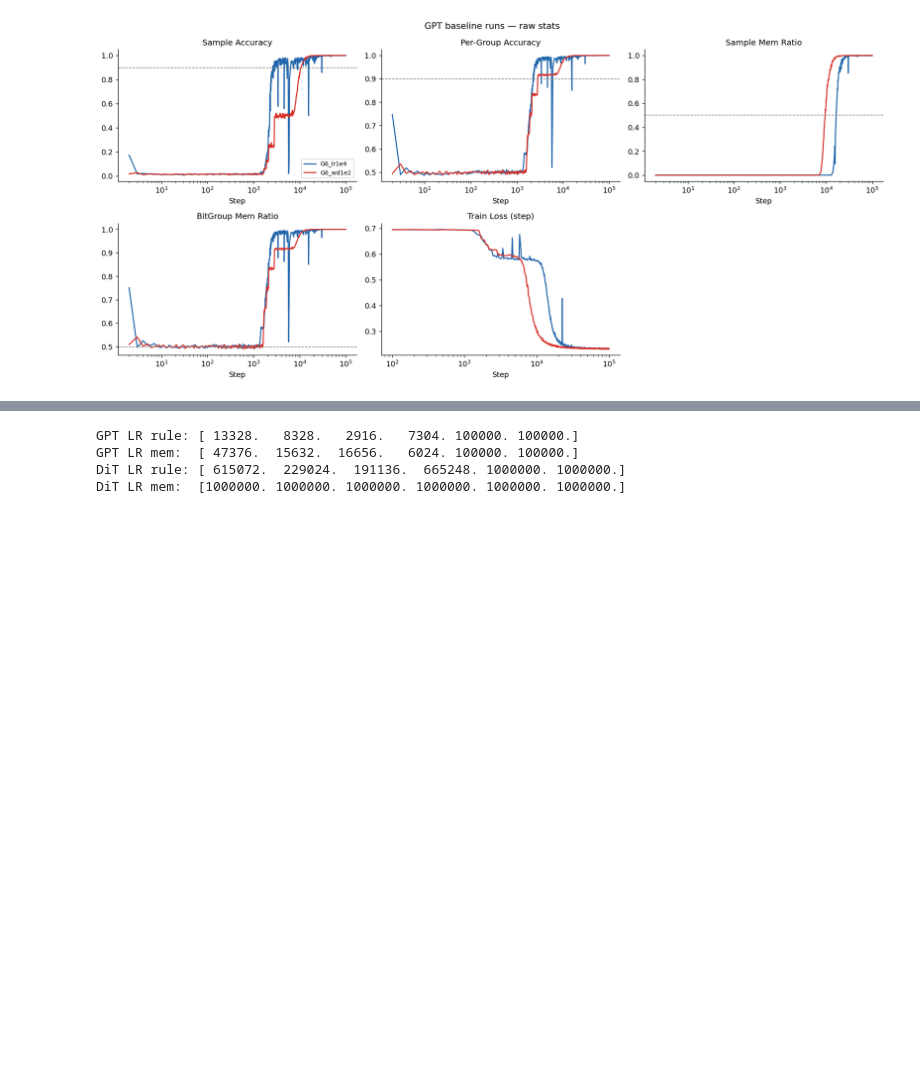
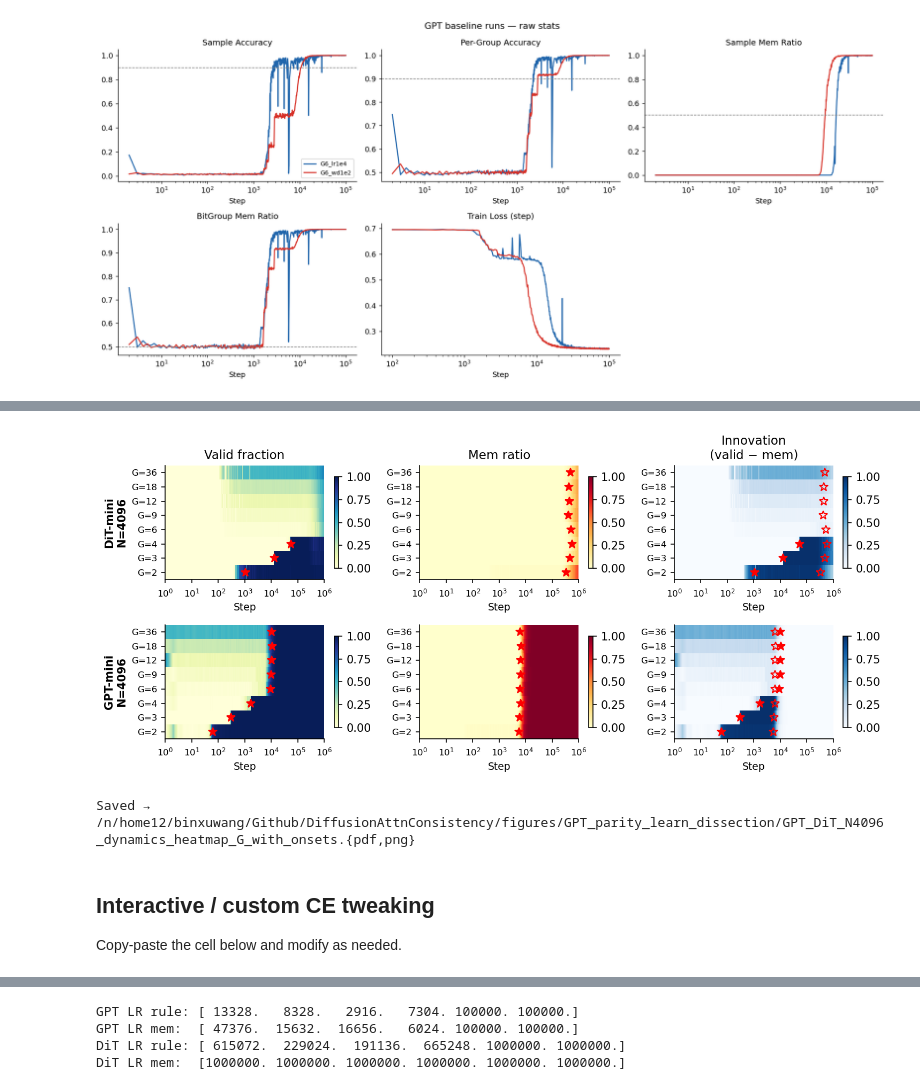
Before and after one commit to Animadversio/DiffusionAttnConsistency, a Jupyter notebook: notebooks/20260504_GPT_CE_analysis.ipynb, the cells around one changed output, grey strips where cells are left out. Saved outputs shown, nothing was run; the diff lists cells and outputs as text; code cells hidden in the pictures; blank space fills up the shorter version.

```diff
--- a/notebooks/20260504_GPT_CE_analysis.ipynb
+++ b/notebooks/20260504_GPT_CE_analysis.ipynb
@@ -185,0 +508,28 @@ plt.show()
+# %%
+G_VALS = [2, 3, 4, 6, 9, 12, 18, 36]
+
+model_exp_lists = [
+    ("DiT-mini\nN=4096", [(G, f"DiT_mini_parity_N4096_D36_G{G}_even") for G in G_VALS], 1e6),
+    ("GPT-mini\nN=4096", [(G, f"GPT_mini_parity_N4096_D36_G{G}_even") for G in G_VALS], 1e5),
+]
+
+fig = plot_dynamics_heatmap(model_exp_lists, SAVEROOT, n_grid=400,
+                             figsize=(10, 4.5), align_x=True,
+                            show_onsets=True,          # overlay * markers
+                            acc_thresh=0.9,            # rule onset threshold
+                            mem_thresh=0.1,            # mem onset threshold
+                            n_consec=5,
+                            onset_marker="*",
+                            onset_marker_kw={"markersize": 8, "color": "red"}, )  # optional )
+
+out_base = os.path.join(FIGDIR, "GPT_DiT_N4096_dynamics_heatmap_G_with_onsets")
+fig.savefig(out_base + ".pdf", bbox_inches="tight")
+fig.savefig(out_base + ".png", bbox_inches="tight", dpi=150)
+plt.show()
+print(f"Saved → {out_base}.{{pdf,png}}")
+# %% [output]
+[figure, added]
+Saved → /n/home12/binxuwang/Github/DiffusionAttnConsistency/figures/GPT_parity_learn_dissection/GPT_DiT_N4096_dynamics_heatmap_G_with_onsets.{pdf,png}
+# %% [markdown]
+## Interactive / custom CE tweaking
+Copy-paste the cell below and modify as needed.
```
Also changed, not shown: parts of 26 cells of this notebook.
